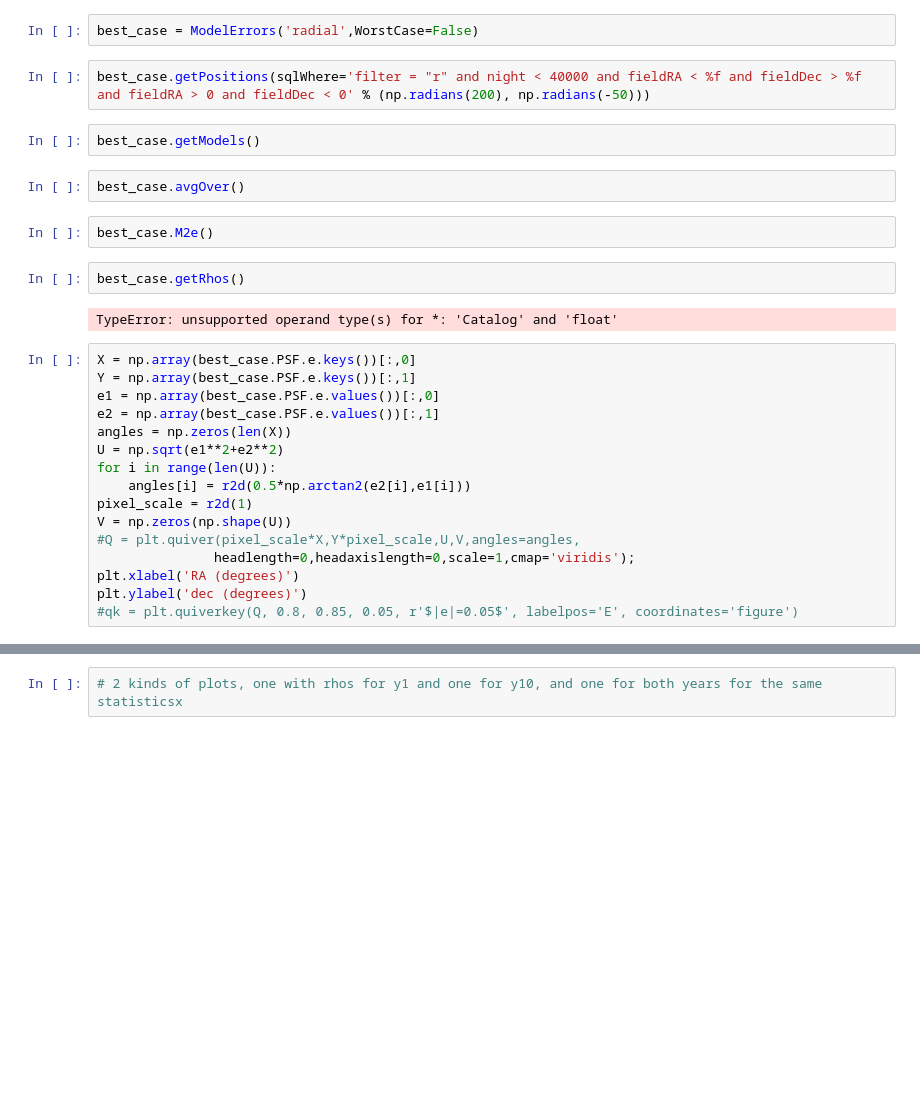
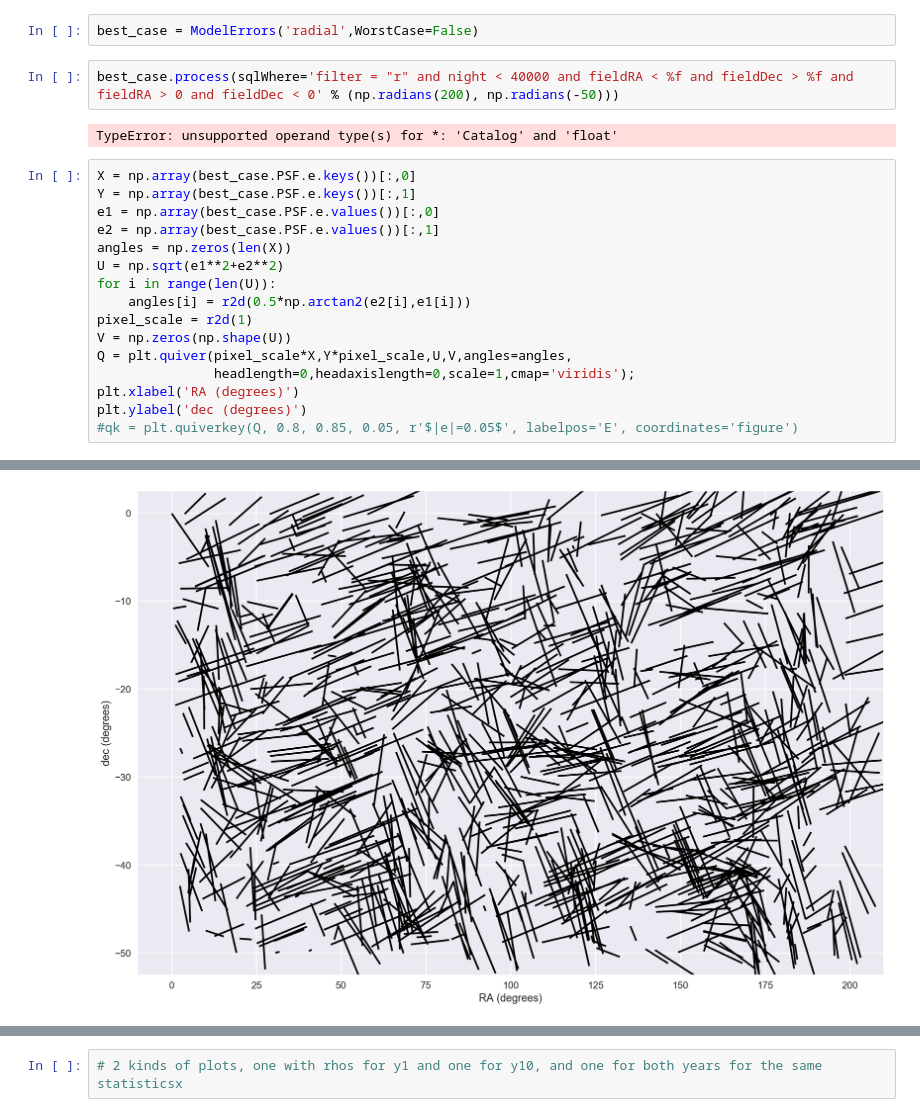
Before and after one commit to hsnee/lsstpsf, a Jupyter notebook: best_case.ipynb, the cells around one changed output, grey strips where cells are left out. Drawn from its saved outputs; the diff is of its cells as text; blank space fills up the shorter version.

```diff
--- a/best_case.ipynb
+++ b/best_case.ipynb
@@ -240,17 +262,9 @@ Populating the interactive namespace from numpy and matplotlib
 # %%
 best_case = ModelErrors('radial',WorstCase=False)
 # %%
-best_case.getPositions(sqlWhere='filter = "r" and night < 40000 and fieldRA < %f and fieldDec > %f and fieldRA > 0 and fieldDec < 0' % (np.radians(200), np.radians(-50)))
+best_case.process(sqlWhere='filter = "r" and night < 40000 and fieldRA < %f and fieldDec > %f and fieldRA > 0 and fieldDec < 0' % (np.radians(200), np.radians(-50)))
+# %% [output]
+TypeError: unsupported operand type(s) for *: 'Catalog' and 'float'
-# %%
-best_case.getModels()
-# %%
-best_case.avgOver()
-# %%
-best_case.M2e()
-# %%
-best_case.getRhos()
-# %% [output]
-TypeError: unsupported operand type(s) for *: 'Catalog' and 'float'
 # %%
 X = np.array(best_case.PSF.e.keys())[:,0]
 Y = np.array(best_case.PSF.e.keys())[:,1]
@@ -262,7 +276,7 @@ for i in range(len(U)):
     angles[i] = r2d(0.5*np.arctan2(e2[i],e1[i]))
 pixel_scale = r2d(1)
 V = np.zeros(np.shape(U))
-#Q = plt.quiver(pixel_scale*X,Y*pixel_scale,U,V,angles=angles,
+Q = plt.quiver(pixel_scale*X,Y*pixel_scale,U,V,angles=angles,
                headlength=0,headaxislength=0,scale=1,cmap='viridis');
 plt.xlabel('RA (degrees)')
 plt.ylabel('dec (degrees)')
@@ -272,3 +286,4 @@ IndentationError: unexpected indent (<ipython-input-68-eae1b02d7302>, line 12)
+[figure, added]
 # %%
 X = np.array(best_case.DELTA.e.keys())[:,0]
 Y = np.array(best_case.DELTA.e.keys())[:,1]
```
Also changed, not shown: parts of 10 cells of this notebook.
